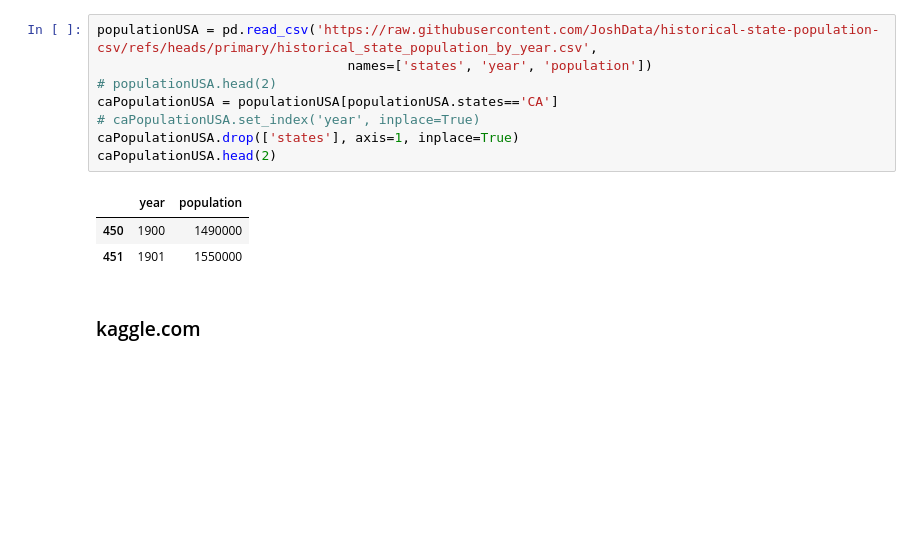
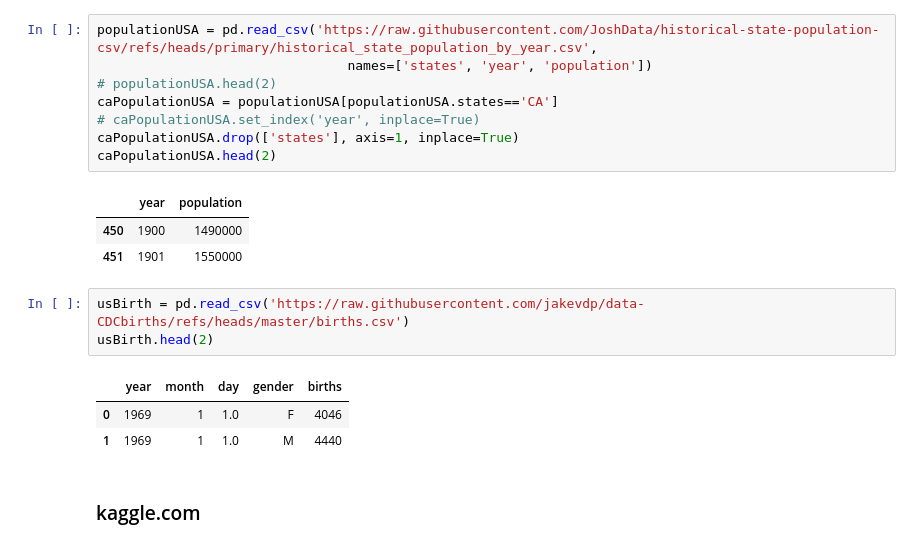
Before and after one commit to Bayan2019/kaz-gu, a Jupyter notebook: 01-ipynb/03-time-series-statistics/02-fundamentals.ipynb, the cells around one changed output. Saved outputs shown, nothing was run; the diff lists cells and outputs as text; blank space fills up the shorter version.

```diff
--- a/01-ipynb/03-time-series-statistics/02-fundamentals.ipynb
+++ b/01-ipynb/03-time-series-statistics/02-fundamentals.ipynb
@@ -44,6 +44,13 @@ caPopulationUSA.head(2)
 |  | year | population |
 | 450 | 1900 | 1490000 |
 | 451 | 1901 | 1550000 |
+# %%
+usBirth = pd.read_csv('https://raw.githubusercontent.com/jakevdp/data-CDCbirths/refs/heads/master/births.csv')
+usBirth.head(2)
+# %% [output]
+|  | year | month | day | gender | births |
+| 0 | 1969 | 1 | 1.0 | F | 4046 |
+| 1 | 1969 | 1 | 1.0 | M | 4440 |
 # %% [markdown]
 ### kaggle.com
 # %%
```
Also changed, not shown: parts of 103 cells of this notebook, 3 other files.
